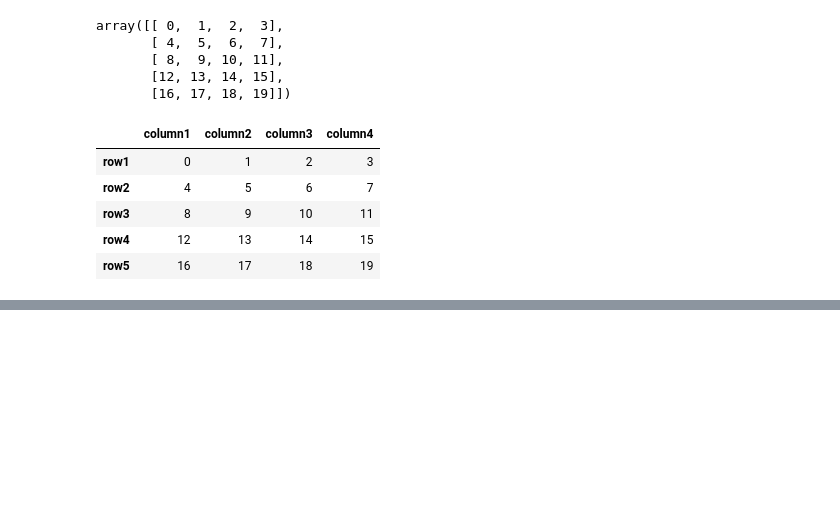
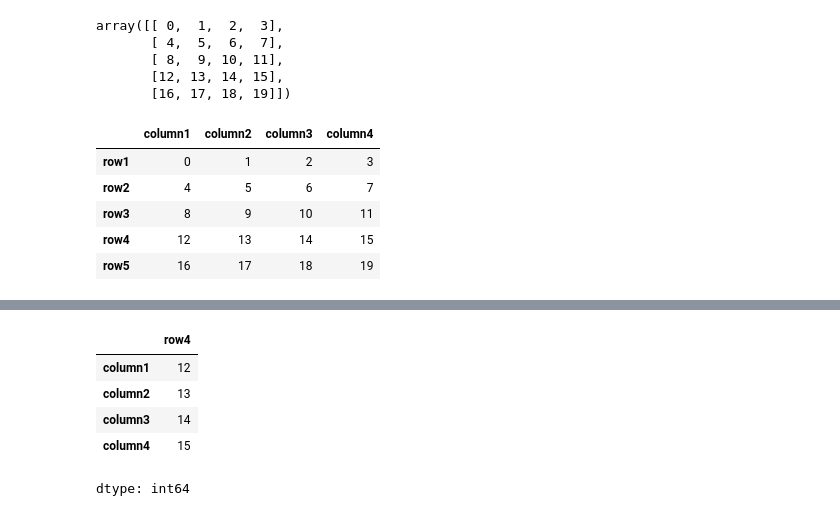
Before and after one commit to Harshita1204/python, a Jupyter notebook: DataFrames.ipynb, the cells around one changed output, grey strips where cells are left out. Saved outputs shown, nothing was run; the diff lists cells and outputs as text; code cells hidden in the pictures; blank space fills up the shorter version.

```diff
--- a/DataFrames.ipynb
+++ b/DataFrames.ipynb
@@ -33,0 +80,11 @@ pd.DataFrame(data=np.arange(0,20).reshape(5,4), index=["row1","row2","row3","row
+# %%
+# iloc, loc used for accessing rows
+df.loc[['row3','row1']]
+df.loc['row4']
+# %% [output]
+|  | row4 |
+| column1 | 12 |
+| column2 | 13 |
+| column3 | 14 |
+| column4 | 15 |
+dtype: int64
```
Also changed, not shown: parts of 7 cells of this notebook.
